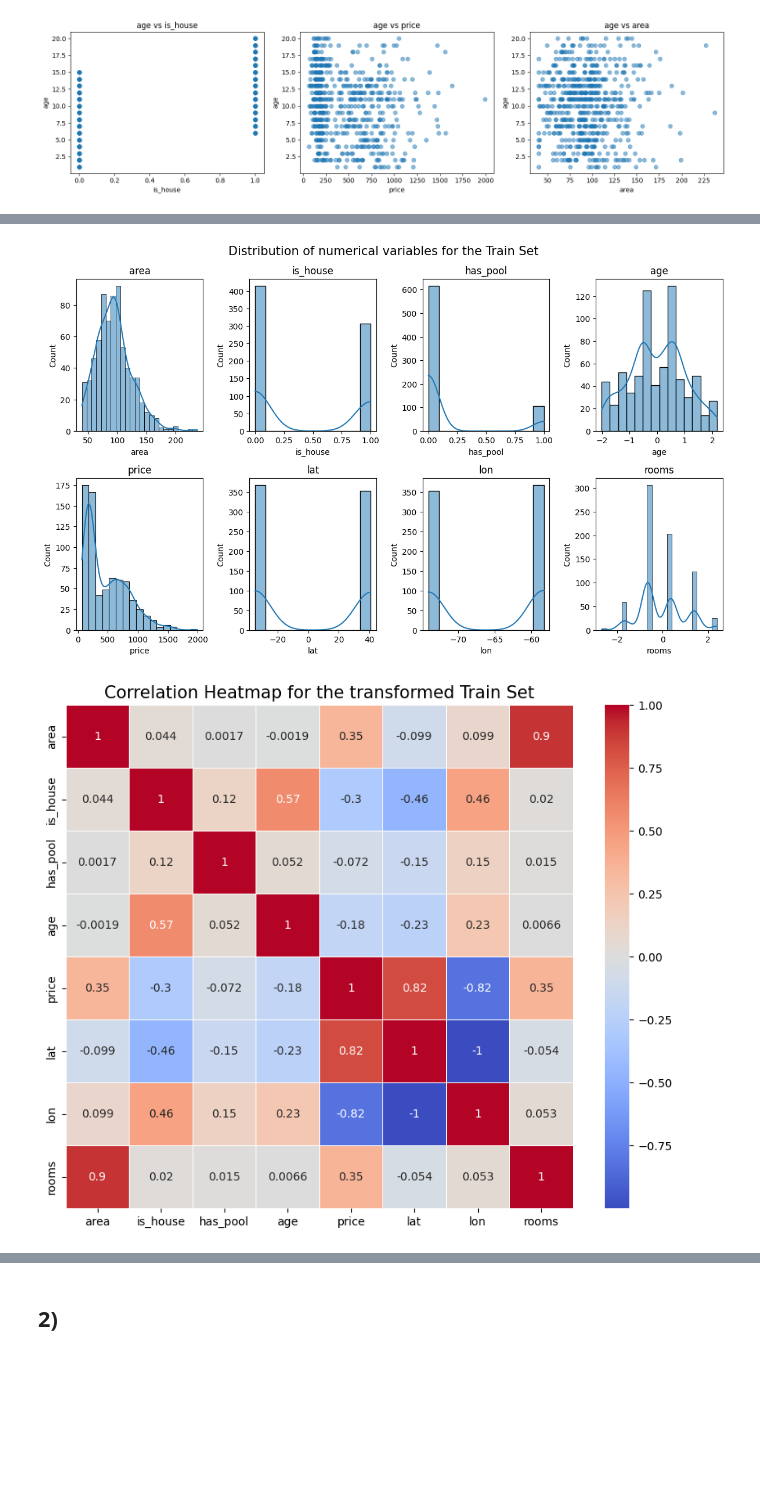
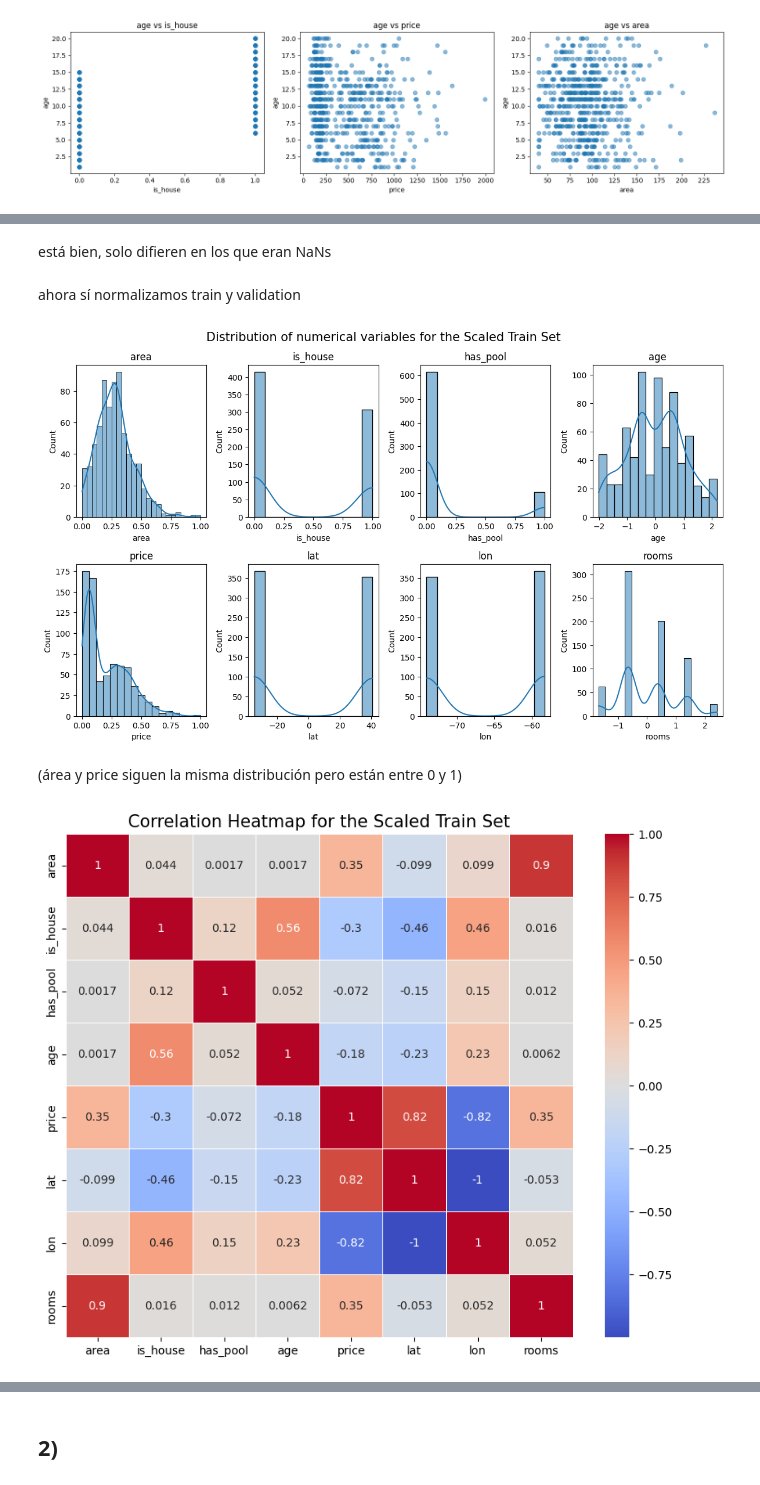
Before and after one commit to anatissera/Machine-Learning-Deep-Learning, a Jupyter notebook: Tissera_AnaPaula_TP1/Entrega_TP1.ipynb, the cells around one changed output, grey strips where cells are left out. Cells and saved outputs as stored; diff of their text form; code cells hidden in the pictures; blank space fills up the shorter version.

```diff
--- a/Tissera_AnaPaula_TP1/Entrega_TP1.ipynb
+++ b/Tissera_AnaPaula_TP1/Entrega_TP1.ipynb
@@ -190,20 +199,38 @@ from src.utils import missinng_values_in_column
 # %%
+# print("Entrenamiento con Train set\n")
+# print("divididendo el dataset para tener una métrica de precisión (haciendo split de testeo dentro del dataset de train_df)")
+# predict_rooms_train_test(casas_train_df)
+# print("\nentrenando con todo el dataset de train_df")
+# W_d, b_d, mean_d, std_d = predict_rooms_no_split(casas_train_df)
+
+# # uso los pesos de train para predecir en todos los datasets!!
+# print("\nCompletando valores faltantes en todos los datasets con las métricas calculadas a partir de train_df")
+# casas_train_rooms_complete = complete_missing_rooms_values(casas_train_df, W_d, b_d, mean_d, std_d)
+# casas_val_rooms_complete = complete_missing_rooms_values(casas_val_df, W_d, b_d, mean_d, std_d)
+# casas_test_rooms_complete = complete_missing_rooms_values(casas_test_df, W_d, b_d, mean_d, std_d)
+
+# print("\nChequeo")
+# print("Train:", missinng_values_in_column(casas_train_rooms_complete, 'rooms'))
+# print("Validation:", missinng_values_in_column(casas_val_rooms_complete, 'rooms'))
+# print("Test:", missinng_values_in_column(casas_test_rooms_complete, 'rooms'))
+
 print("Entrenamiento con Train set\n")
-print("divididendo el dataset para tener una métrica de precisión (haciendo split de testeo dentro del dataset de train_df)")
-predict_rooms_train_test(casas_train_df)
-print("\nentrenando con todo el dataset de train_df")
-W_d, b_d, mean_d, std_d = predict_rooms_no_split(casas_train_df)
+print("Dividiendo el dataset para tener una métrica de precisión (haciendo split de testeo dentro del dataset de train_df)")
+W_d, b_d, mean_d, std_d, min_d, max_d = predict_rooms_train_test(casas_train_df)
 
-# uso los pesos de train para predecir en todos los datasets!!
+print("\nEntrenando con todo el dataset de train_df")
+W_d, b_d, mean_d, std_d, min_d, max_d = predict_rooms_no_split(casas_train_df)
+
+# Uso los pesos de train para predecir en todos los datasets
 print("\nCompletando valores faltantes en todos los datasets con las métricas calculadas a partir de train_df")
-casas_train_rooms_complete = complete_missing_rooms_values(casas_train_df, W_d, b_d, mean_d, std_d)
-casas_val_rooms_complete = complete_missing_rooms_values(casas_val_df, W_d, b_d, mean_d, std_d)
-casas_test_rooms_complete = complete_missing_rooms_values(casas_test_df, W_d, b_d, mean_d, std_d)
+casas_train_rooms_complete = complete_missing_rooms_values(casas_train_df, W_d, b_d, mean_d, std_d, min_d, max_d)
+casas_val_rooms_complete = complete_missing_rooms_values(casas_val_df, W_d, b_d, mean_d, std_d, min_d, max_d)
+casas_test_rooms_complete = complete_missing_rooms_values(units_converted_test_df, W_d, b_d, mean_d, std_d, min_d, max_d)
 
 print("\nChequeo")
-print("Train:", missinng_values_in_column(casas_train_rooms_complete, 'rooms'))
-print("Validation:", missinng_values_in_column(casas_val_rooms_complete, 'rooms'))
-print("Test:", missinng_values_in_column(casas_test_rooms_complete, 'rooms'))
+print("Train:", missing_values_in_column(casas_train_rooms_complete, 'rooms'))
+print("Validation:", missing_values_in_column(casas_val_rooms_complete, 'rooms'))
+print("Test:", missing_values_in_column(casas_test_rooms_complete, 'rooms'))
 # %% [output]
 Entrenamiento con Train set
 
@@ -340,0 +381,2 @@ casas_test_complete = scale_df(casas_test_complete, complete_train_stats, missin
+# %% [markdown]
+está bien, solo difieren en los que eran NaNs
@@ -340,0 +387,2 @@ casas_test_complete = scale_df(casas_test_complete, complete_train_stats, missin
+# %% [markdown]
+ahora sí normalizamos train y validation
@@ -341,6 +396,11 @@ casas_test_complete = scale_df(casas_test_complete, complete_train_stats, missin
+# %%
+plot_distributions(casas_train_transformed, "Scaled Train")
+# %% [output]
+[figure, added]
+# %% [markdown]
+(área y price siguen la misma distribución pero están entre 0 y 1)
 # %%
-plot_distributions(casas_train_complete, "Train")
-plot_correlation(casas_train_complete, "the transformed Train Set")
+
+plot_correlation(casas_train_transformed, "the Scaled Train Set")
 # %% [output]
-[figure, old version]
+[figure, new version]
-[figure, removed]
```
Also changed, not shown: parts of 25 cells of this notebook, 11 other files.
